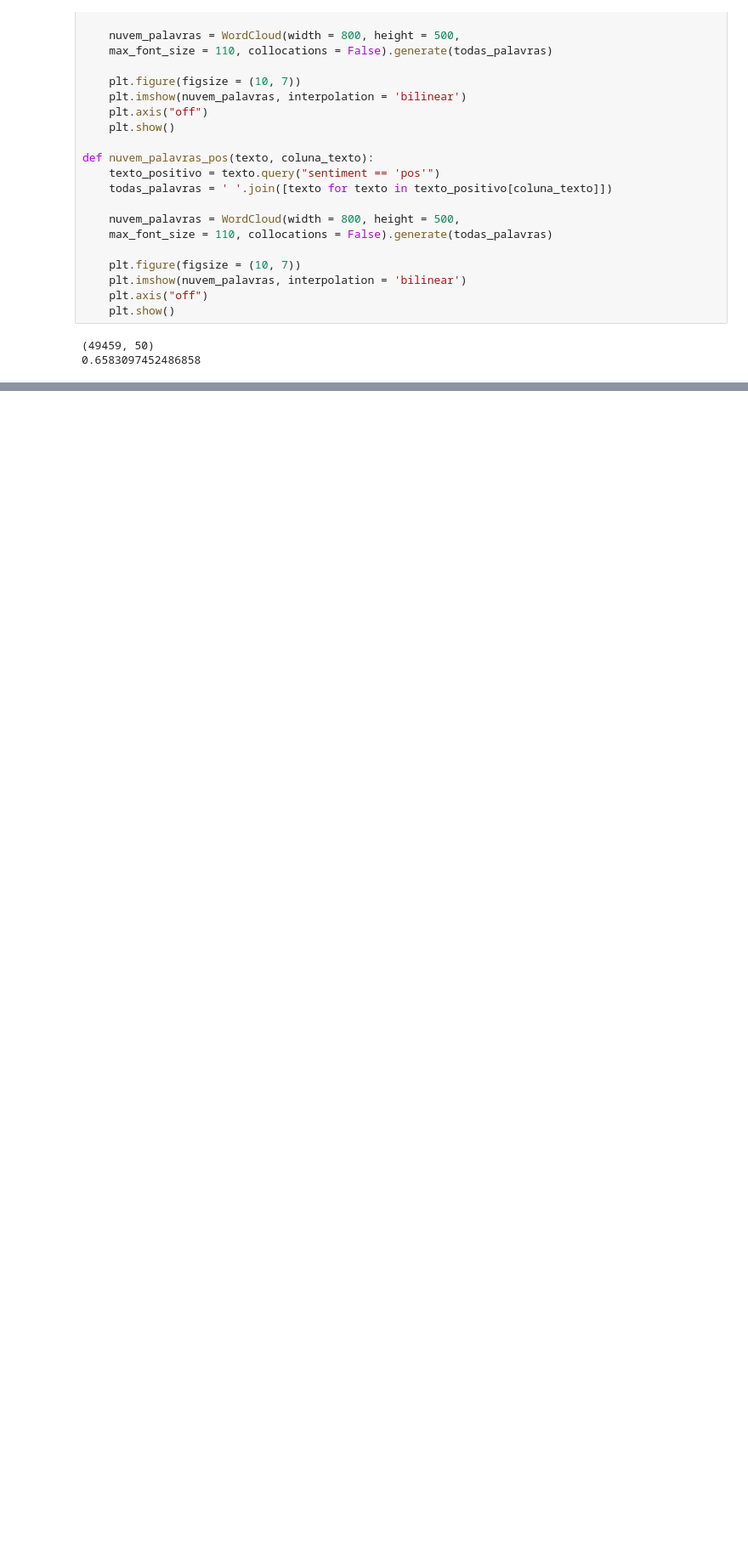
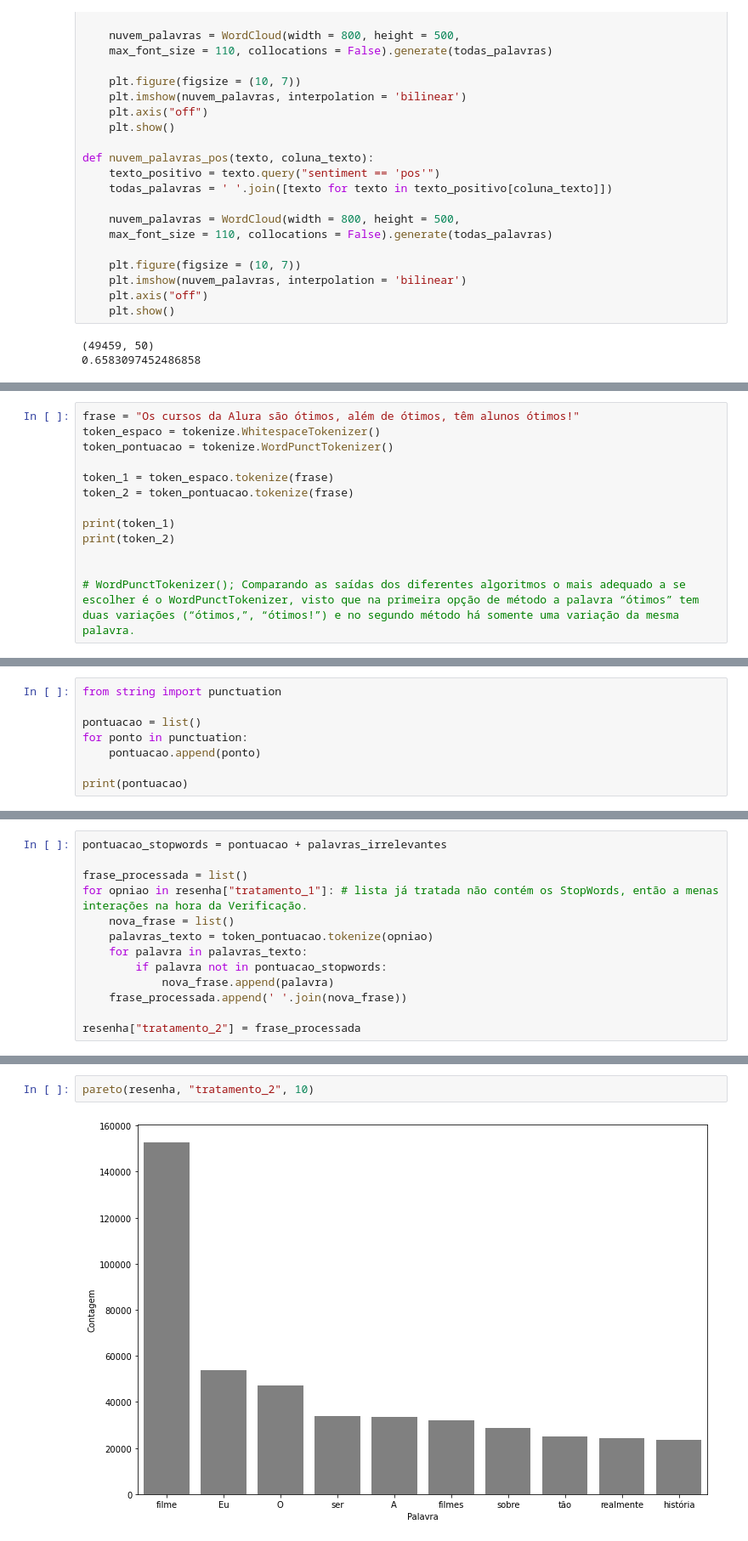
Before and after one commit to MichaelHenriqueJacinto/Linguagem-Natural-P2, a Jupyter notebook: LNP2.ipynb, the cells around one changed output, grey strips where cells are left out. Shown: that part at 85% size. Drawn from its saved outputs; the diff is of its cells as text; blank space fills up the shorter version.

```diff
--- a/LNP2.ipynb
+++ b/LNP2.ipynb
@@ -70,0 +127,13 @@ def nuvem_palavras_pos(texto, coluna_texto):
+# %%
+frase = "Os cursos da Alura são ótimos, além de ótimos, têm alunos ótimos!"
+token_espaco = tokenize.WhitespaceTokenizer()
+token_pontuacao = tokenize.WordPunctTokenizer()
+
+token_1 = token_espaco.tokenize(frase)
+token_2 = token_pontuacao.tokenize(frase)
+
+print(token_1)
+print(token_2)
+
+
+# WordPunctTokenizer(); Comparando as saídas dos diferentes algoritmos o mais adequado a se escolher é o WordPunctTokenizer, visto que na primeira opção de método a palavra “ótimos” tem duas variações (“ótimos,”, “ótimos!”) e no segundo método há somente uma variação da mesma palavra.
@@ -70,0 +143,8 @@ def nuvem_palavras_pos(texto, coluna_texto):
+# %%
+from string import punctuation
+
+pontuacao = list()
+for ponto in punctuation:
+    pontuacao.append(ponto)
+
+print(pontuacao)
@@ -70,0 +153,13 @@ def nuvem_palavras_pos(texto, coluna_texto):
+# %%
+pontuacao_stopwords = pontuacao + palavras_irrelevantes
+
+frase_processada = list()
+for opniao in resenha["tratamento_1"]: # lista já tratada não contém os StopWords, então a menas interações na hora da Verificação.
+    nova_frase = list()
+    palavras_texto = token_pontuacao.tokenize(opniao)
+    for palavra in palavras_texto:
+        if palavra not in pontuacao_stopwords:
+            nova_frase.append(palavra)
+    frase_processada.append(' '.join(nova_frase))
+
+resenha["tratamento_2"] = frase_processada
@@ -70,0 +183,4 @@ def nuvem_palavras_pos(texto, coluna_texto):
+# %%
+pareto(resenha, "tratamento_2", 10)
+# %% [output]
+[figure, added]
```
Also changed, not shown: parts of 16 cells of this notebook.
